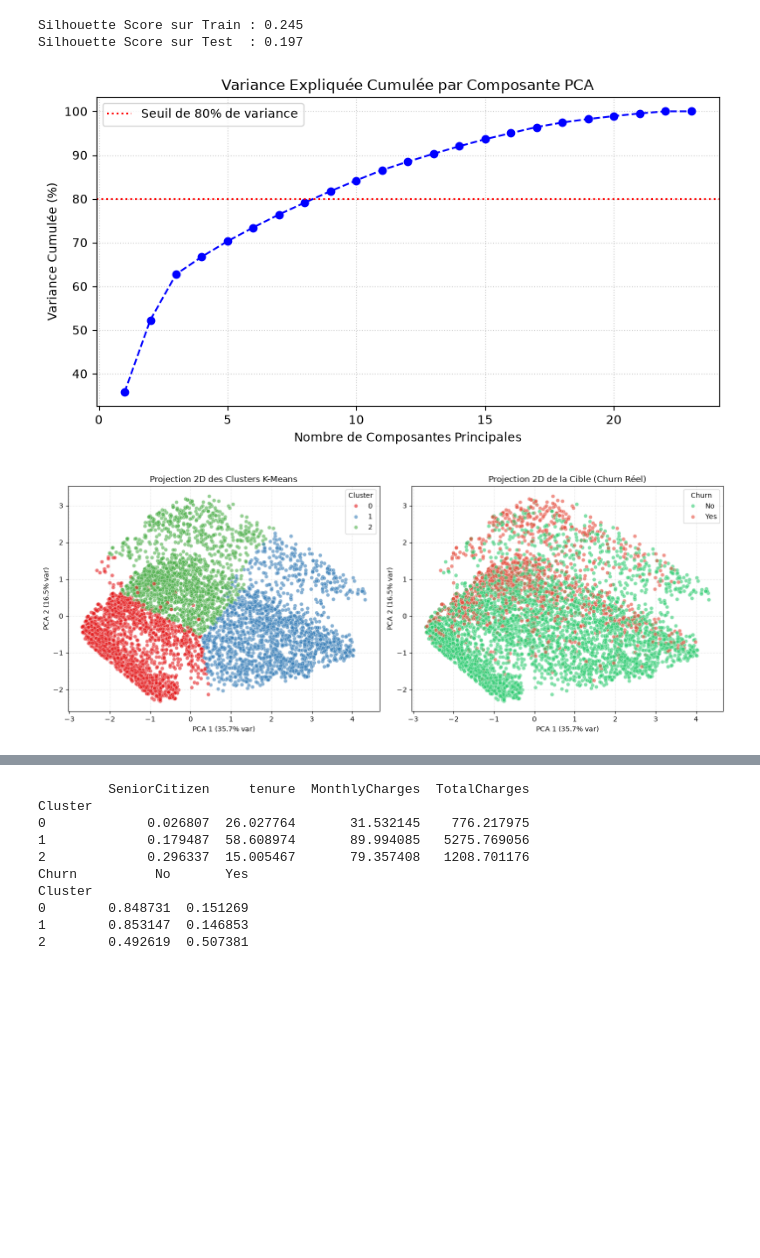
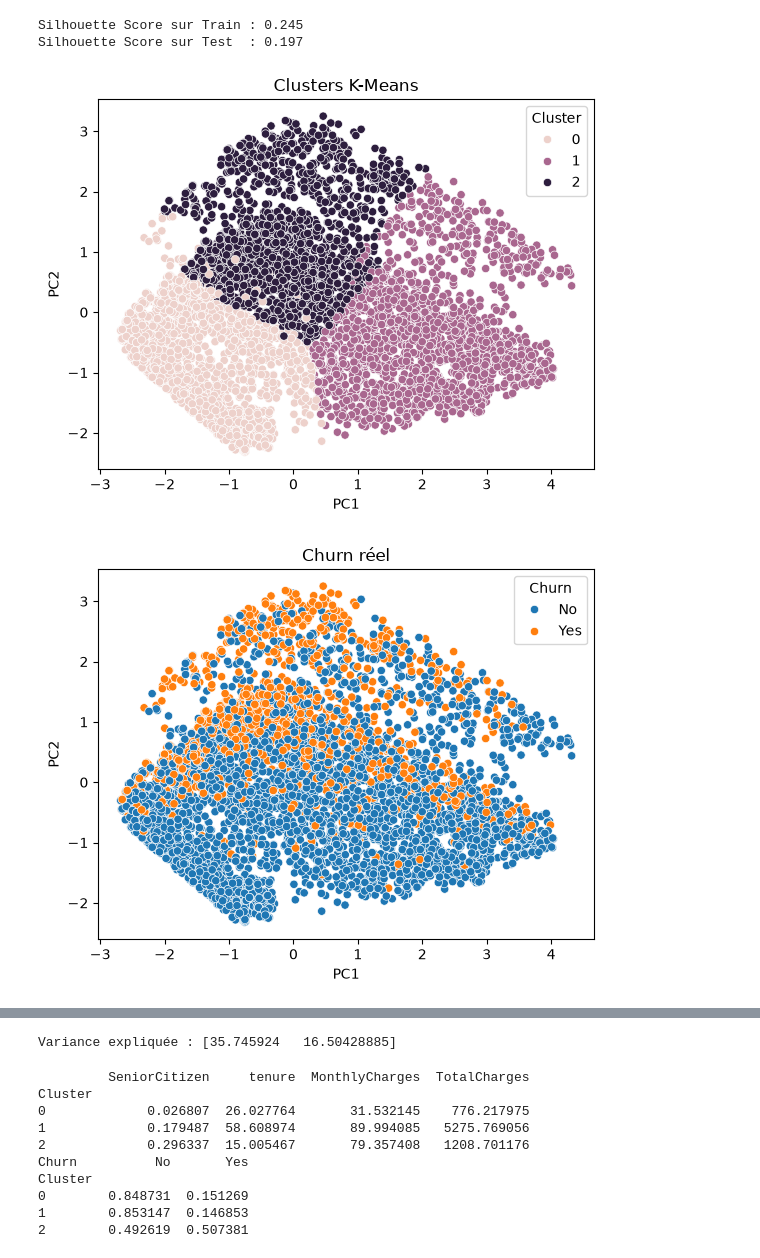
Before and after one commit to Yassinenmila/workers, a Jupyter notebook: src/clustring.ipynb, the cells around one changed output, grey strips where cells are left out. Drawn from its saved outputs; the diff is of its cells as text; code cells hidden in the pictures; blank space fills up the shorter version.

Commit message:
add comments to the project

```diff
--- a/src/clustring.ipynb
+++ b/src/clustring.ipynb
@@ -250,58 +254,31 @@ print(f"Silhouette Score sur Test  : {sil_test:.3f}")
 Silhouette Score sur Train : 0.245
 Silhouette Score sur Test  : 0.197
 # %%
-import numpy as np
 import matplotlib.pyplot as plt
 import seaborn as sns
 from sklearn.decomposition import PCA
 
+# 1. Réduire les données à 2 dimensions
+pca = PCA(n_components=2)
+X_pca = pca.fit_transform(x_train_scaled)
 
-pca_full = PCA(random_state=42)
-pca_full.fit(x_train_scaled)
+# 2. Créer un DataFrame
+df_pca = pd.DataFrame(X_pca, columns=['PC1', 'PC2'])
+df_pca['Cluster'] = x_train['Cluster'].values
+df_pca['Churn'] = y_train.values
 
-cum_variance = np.cumsum(pca_full.explained_variance_ratio_) * 100
-
-plt.figure(figsize=(8, 4.5))
-plt.plot(range(1, len(cum_variance) + 1), cum_variance, marker='o', linestyle='--', color='b')
-plt.axhline(y=80, color='r', linestyle=':', label='Seuil de 80% de variance')
-plt.title('Variance Expliquée Cumulée par Composante PCA', fontsize=12)
-plt.xlabel('Nombre de Composantes Principales', fontsize=10)
-plt.ylabel('Variance Cumulée (%)', fontsize=10)
-plt.grid(True, linestyle=':', alpha=0.6)
-plt.legend()
-plt.tight_layout()
+# 3. Afficher les clusters
+sns.scatterplot(data=df_pca, x='PC1', y='PC2', hue='Cluster')
+plt.title('Clusters K-Means')
 plt.show()
 
-pca_2d = PCA(n_components=2, random_state=42)
-X_train_pca_2d = pca_2d.fit_transform(x_train_scaled)
+# 4. Afficher le Churn réel
+sns.scatterplot(data=df_pca, x='PC1', y='PC2', hue='Churn')
+plt.title('Churn réel')
+plt.show()
 
-var_1 = pca_2d.explained_variance_ratio_[0] * 100
-var_2 = pca_2d.explained_variance_ratio_[1] * 100
-
-fig, axes = plt.subplots(1, 2, figsize=(14, 5.5))
-
-sns.scatterplot(
-    x=X_train_pca_2d[:, 0], y=X_train_pca_2d[:, 1],
-    hue=x_train['Cluster'], palette='Set1',
-    alpha=0.6, s=30, ax=axes[0]
-)
-axes[0].set_title('Projection 2D des Clusters K-Means', fontsize=12)
-axes[0].set_xlabel(f'PCA 1 ({var_1:.1f}% var)', fontsize=10)
-axes[0].set_ylabel(f'PCA 2 ({var_2:.1f}% var)', fontsize=10)
-axes[0].grid(True, linestyle=':', alpha=0.5)
-
-sns.scatterplot(
-    x=X_train_pca_2d[:, 0], y=X_train_pca_2d[:, 1],
-    hue=y_train, palette=['#2ecc71', '#e74c3c'],
-    alpha=0.6, s=30, ax=axes[1]
-)
-axes[1].set_title('Projection 2D de la Cible (Churn Réel)', fontsize=12)
-axes[1].set_xlabel(f'PCA 1 ({var_1:.1f}% var)', fontsize=10)
-axes[1].set_ylabel(f'PCA 2 ({var_2:.1f}% var)', fontsize=10)
-axes[1].grid(True, linestyle=':', alpha=0.5)
-
-plt.tight_layout()
-plt.show()
+# 5. Afficher la variance expliquée
+print("Variance expliquée :", pca.explained_variance_ratio_ * 100)
 # %% [output]
-[figure, old version]
+[figure, new version]
-[figure, old version]
+[figure, new version]
@@ -309,3 +285,4 @@ plt.show()
+Variance expliquée : [35.745924   16.50428885]
 # %%
 # import joblib
 
```
Also changed, not shown: parts of 3 cells of this notebook, 3 other files.
